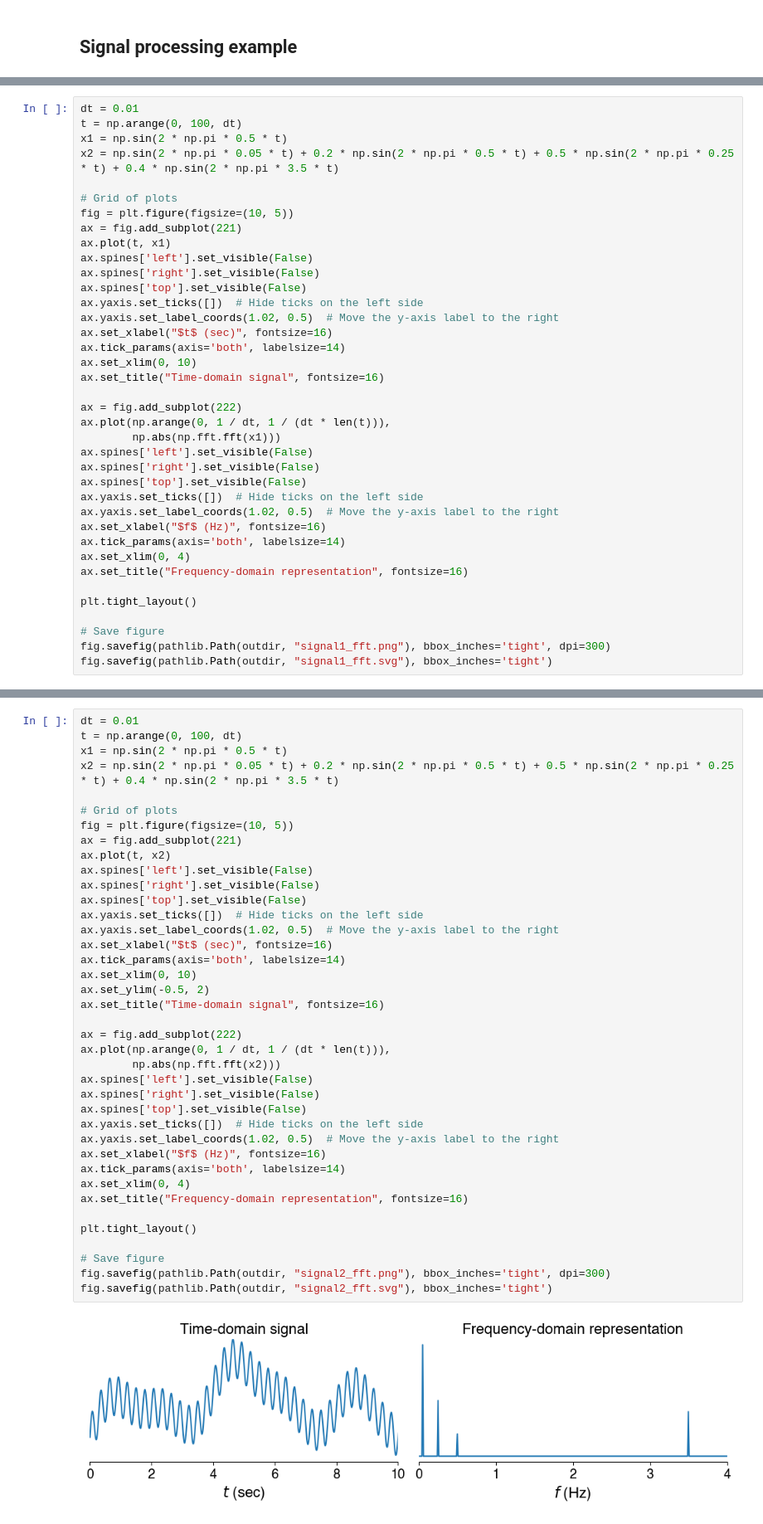
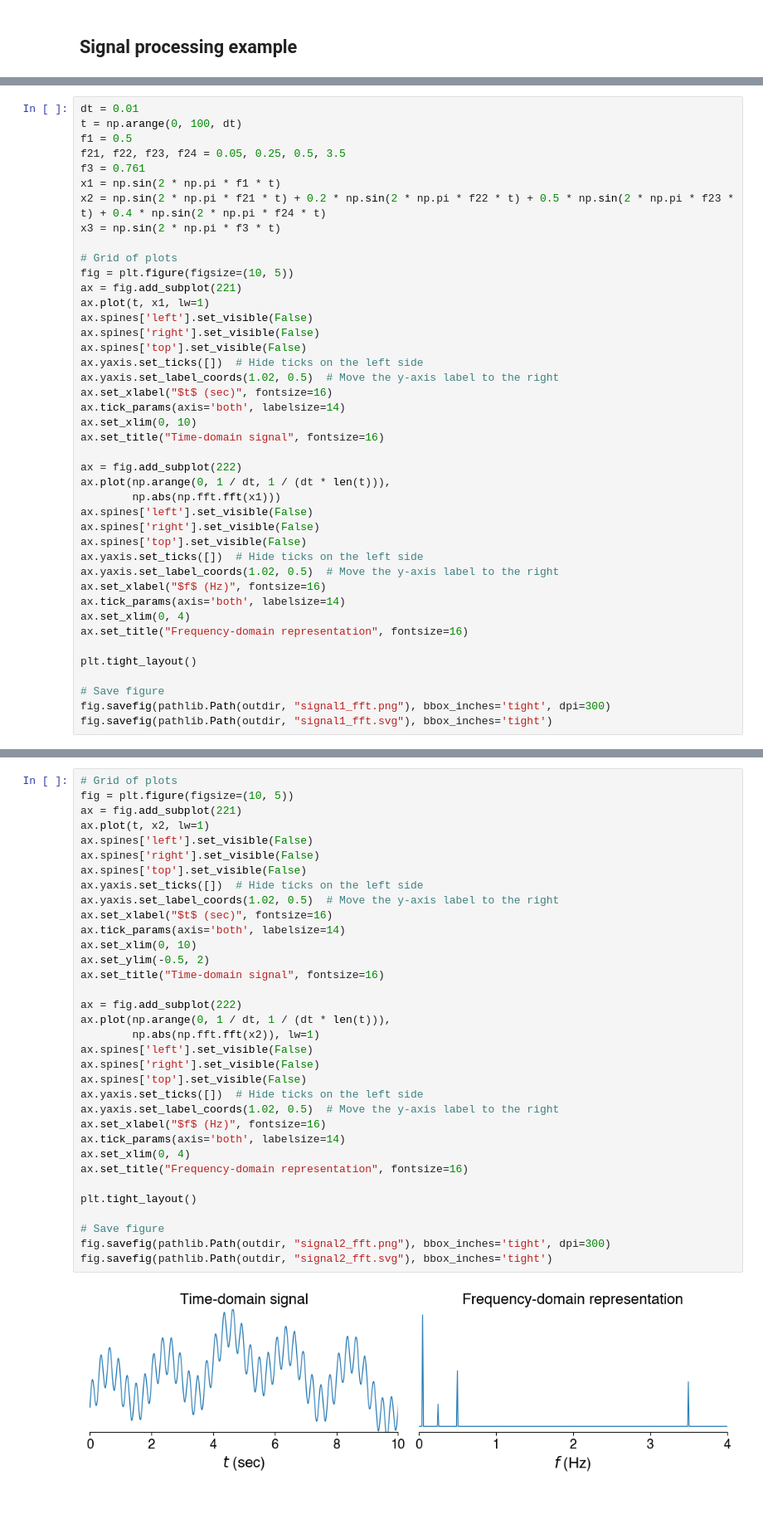
Before and after one commit to siva82kb/alada, a Jupyter notebook: analysis/signalprocessing/signal_processing.ipynb, the cells around one changed output, grey strips where cells are left out. Shown at 83% size. Saved outputs shown, nothing was run; the diff lists cells and outputs as text.

```diff
--- a/analysis/signalprocessing/signal_processing.ipynb
+++ b/analysis/signalprocessing/signal_processing.ipynb
@@ -475,13 +478,17 @@ plt.tight_layout()
 # %%
 dt = 0.01
 t = np.arange(0, 100, dt)
-x1 = np.sin(2 * np.pi * 0.5 * t)
-x2 = np.sin(2 * np.pi * 0.05 * t) + 0.2 * np.sin(2 * np.pi * 0.5 * t) + 0.5 * np.sin(2 * np.pi * 0.25 * t) + 0.4 * np.sin(2 * np.pi * 3.5 * t)
+f1 = 0.5
+f21, f22, f23, f24 = 0.05, 0.25, 0.5, 3.5
+f3 = 0.761
+x1 = np.sin(2 * np.pi * f1 * t)
+x2 = np.sin(2 * np.pi * f21 * t) + 0.2 * np.sin(2 * np.pi * f22 * t) + 0.5 * np.sin(2 * np.pi * f23 * t) + 0.4 * np.sin(2 * np.pi * f24 * t)
+x3 = np.sin(2 * np.pi * f3 * t)
 
 # Grid of plots
 fig = plt.figure(figsize=(10, 5))
 ax = fig.add_subplot(221)
-ax.plot(t, x1)
+ax.plot(t, x1, lw=1)
 ax.spines['left'].set_visible(False)
 ax.spines['right'].set_visible(False)
 ax.spines['top'].set_visible(False)
@@ -515,41 +522,36 @@ fig.savefig(pathlib.Path(outdir, "signal1_fft.svg"), bbox_inches='tight')
 # %%
-dt = 0.01
-t = np.arange(0, 100, dt)
-x1 = np.sin(2 * np.pi * 0.5 * t)
-x2 = np.sin(2 * np.pi * 0.05 * t) + 0.2 * np.sin(2 * np.pi * 0.5 * t) + 0.5 * np.sin(2 * np.pi * 0.25 * t) + 0.4 * np.sin(2 * np.pi * 3.5 * t)
-
 # Grid of plots
 fig = plt.figure(figsize=(10, 5))
 ax = fig.add_subplot(221)
-ax.plot(t, x2)
+ax.plot(t, x2, lw=1)
 ax.spines['left'].set_visible(False)
 ax.spines['right'].set_visible(False)
 ax.spines['top'].set_visible(False)
 ax.yaxis.set_ticks([])  # Hide ticks on the left side
 ax.yaxis.set_label_coords(1.02, 0.5)  # Move the y-axis label to the right
 ax.set_xlabel("$t$ (sec)", fontsize=16)
 ax.tick_params(axis='both', labelsize=14)
 ax.set_xlim(0, 10)
 ax.set_ylim(-0.5, 2)
 ax.set_title("Time-domain signal", fontsize=16)
 
 ax = fig.add_subplot(222)
 ax.plot(np.arange(0, 1 / dt, 1 / (dt * len(t))),
-        np.abs(np.fft.fft(x2)))
+        np.abs(np.fft.fft(x2)), lw=1)
 ax.spines['left'].set_visible(False)
 ax.spines['right'].set_visible(False)
 ax.spines['top'].set_visible(False)
 ax.yaxis.set_ticks([])  # Hide ticks on the left side
 ax.yaxis.set_label_coords(1.02, 0.5)  # Move the y-axis label to the right
 ax.set_xlabel("$f$ (Hz)", fontsize=16)
 ax.tick_params(axis='both', labelsize=14)
 ax.set_xlim(0, 4)
 ax.set_title("Frequency-domain representation", fontsize=16)
 
 plt.tight_layout()
 
 # Save figure
 fig.savefig(pathlib.Path(outdir, "signal2_fft.png"), bbox_inches='tight', dpi=300)
 fig.savefig(pathlib.Path(outdir, "signal2_fft.svg"), bbox_inches='tight')
 # %% [output]
-[figure, old version]
+[figure, new version]
```
Also changed, not shown: parts of 26 cells of this notebook, 13 other files.
